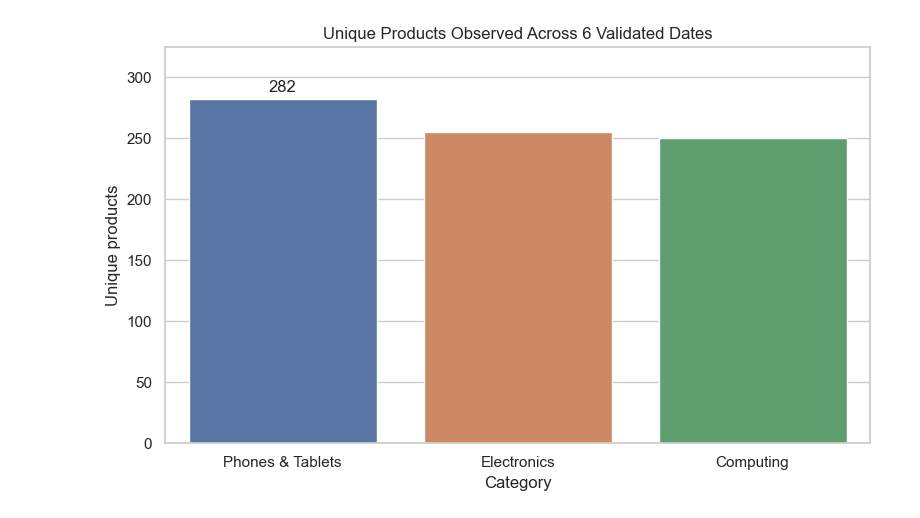
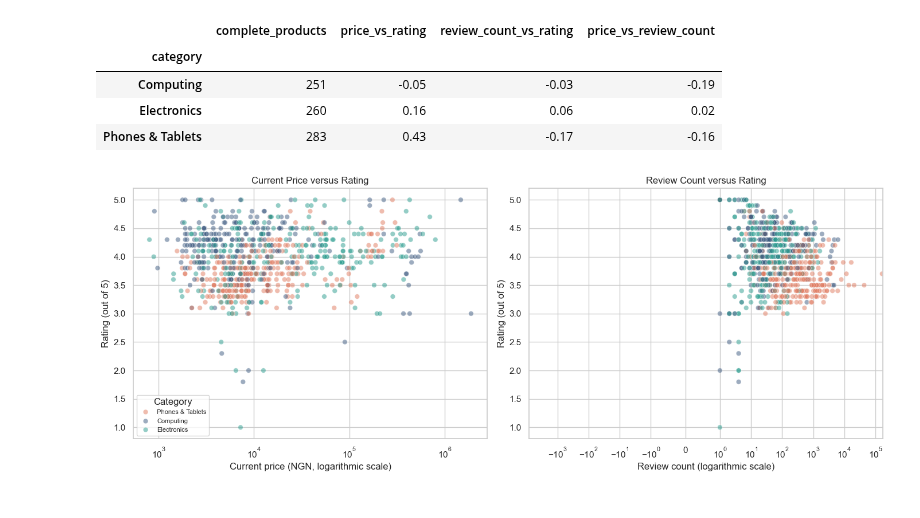
Before and after one commit to sedrackbisogho85-jpg/dsc2107-group2-jumia-ng, a Jupyter notebook: notebooks/jumia_analysis.ipynb, the cells around one changed output. Saved outputs shown, nothing was run; the diff lists cells and outputs as text; code cells hidden in the pictures.

```diff
--- a/notebooks/jumia_analysis.ipynb
+++ b/notebooks/jumia_analysis.ipynb
@@ -274,17 +371,69 @@ Using the standard 1.5-IQR rule, the six validated dates contain 130 high-price
 # %%
 latest_products = (
-    df.sort_values("scraped_at")
+    df.sort_values(["scrape_date", "scraped_at"])
       .drop_duplicates("source_product_id", keep="last")
 )
-unique_category_counts = latest_products["category"].value_counts().rename("products")
-count_frame = unique_category_counts.rename_axis("category").reset_index()
-plt.figure(figsize=(8, 5))
-axis = sns.barplot(data=count_frame, x="category", y="products", hue="category", legend=False)
-axis.bar_label(axis.containers[0], padding=3)
-plt.title(f"Unique Products Observed Across {run_label}")
-plt.xlabel("Category")
-plt.ylabel("Unique products")
-plt.ylim(0, count_frame["products"].max() * 1.15)
+relationship_data = latest_products.dropna(
+    subset=["current_price", "rating", "review_count"]
+).copy()
+relationship_columns = ["current_price", "rating", "review_count"]
+overall_correlations = relationship_data[relationship_columns].corr(method="spearman")
+
+category_correlations = []
+for category, subset in relationship_data.groupby("category"):
+    correlations = subset[relationship_columns].corr(method="spearman")
+    category_correlations.append({
+        "category": category,
+        "complete_products": len(subset),
+        "price_vs_rating": correlations.loc["current_price", "rating"],
+        "review_count_vs_rating": correlations.loc["review_count", "rating"],
+        "price_vs_review_count": correlations.loc["current_price", "review_count"],
+    })
+category_correlations = pd.DataFrame(category_correlations).set_index("category")
+
+relationship_summary = pd.Series({
+    "Complete latest products": len(relationship_data),
+    "Price versus rating": overall_correlations.loc["current_price", "rating"],
+    "Review count versus rating": overall_correlations.loc["review_count", "rating"],
+    "Price versus review count": overall_correlations.loc["current_price", "review_count"],
+})
+display(relationship_summary.rename("Spearman correlation").to_frame().round(3))
+display(category_correlations.round(3))
+
+figure, axes = plt.subplots(1, 2, figsize=(14, 5.5))
+sns.scatterplot(
+    data=relationship_data,
+    x="current_price",
+    y="rating",
+    hue="category",
+    hue_order=CATEGORY_ORDER,
+    palette=CATEGORY_COLORS,
+    alpha=0.50,
+    s=38,
+    ax=axes[0],
+)
+axes[0].set_xscale("log")
+axes[0].set_title("Current Price versus Rating")
+axes[0].set_xlabel("Current price (NGN, logarithmic scale)")
+axes[0].set_ylabel("Rating (out of 5)")
+axes[0].legend(title="Category", fontsize=8)
+
+sns.scatterplot(
+    data=relationship_data,
+    x="review_count",
+    y="rating",
+    hue="category",
+    hue_order=CATEGORY_ORDER,
+    palette=CATEGORY_COLORS,
+    alpha=0.50,
+    s=38,
+    legend=False,
+    ax=axes[1],
+)
+axes[1].set_xscale("symlog", linthresh=1)
+axes[1].set_title("Review Count versus Rating")
+axes[1].set_xlabel("Review count (logarithmic scale)")
+axes[1].set_ylabel("Rating (out of 5)")
 plt.tight_layout()
 plt.show()
 # %% [output]
@@ -291,2 +445,7 @@ plt.show()
+|  | complete_products | price_vs_rating | review_count_vs_rating | price_vs_review_count |
+| category |  |  |  |  |
+| Computing | 251 | -0.05 | -0.03 | -0.19 |
+| Electronics | 260 | 0.16 | 0.06 | 0.02 |
+| Phones & Tablets | 283 | 0.43 | -0.17 | -0.16 |
-[figure, old version]
+[figure, new version]
 # %% [markdown]
```
Also changed, not shown: parts of 46 cells of this notebook, 43 other files.
